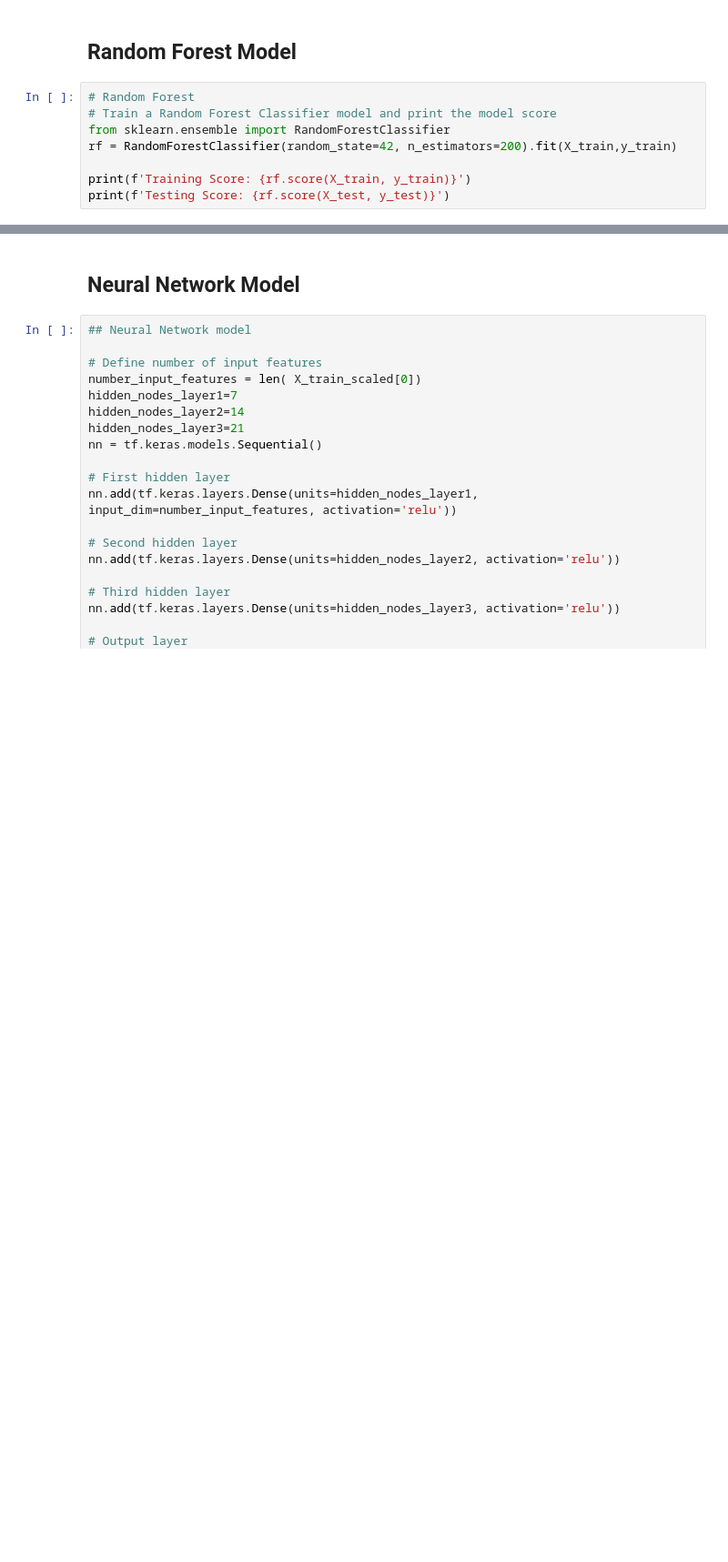
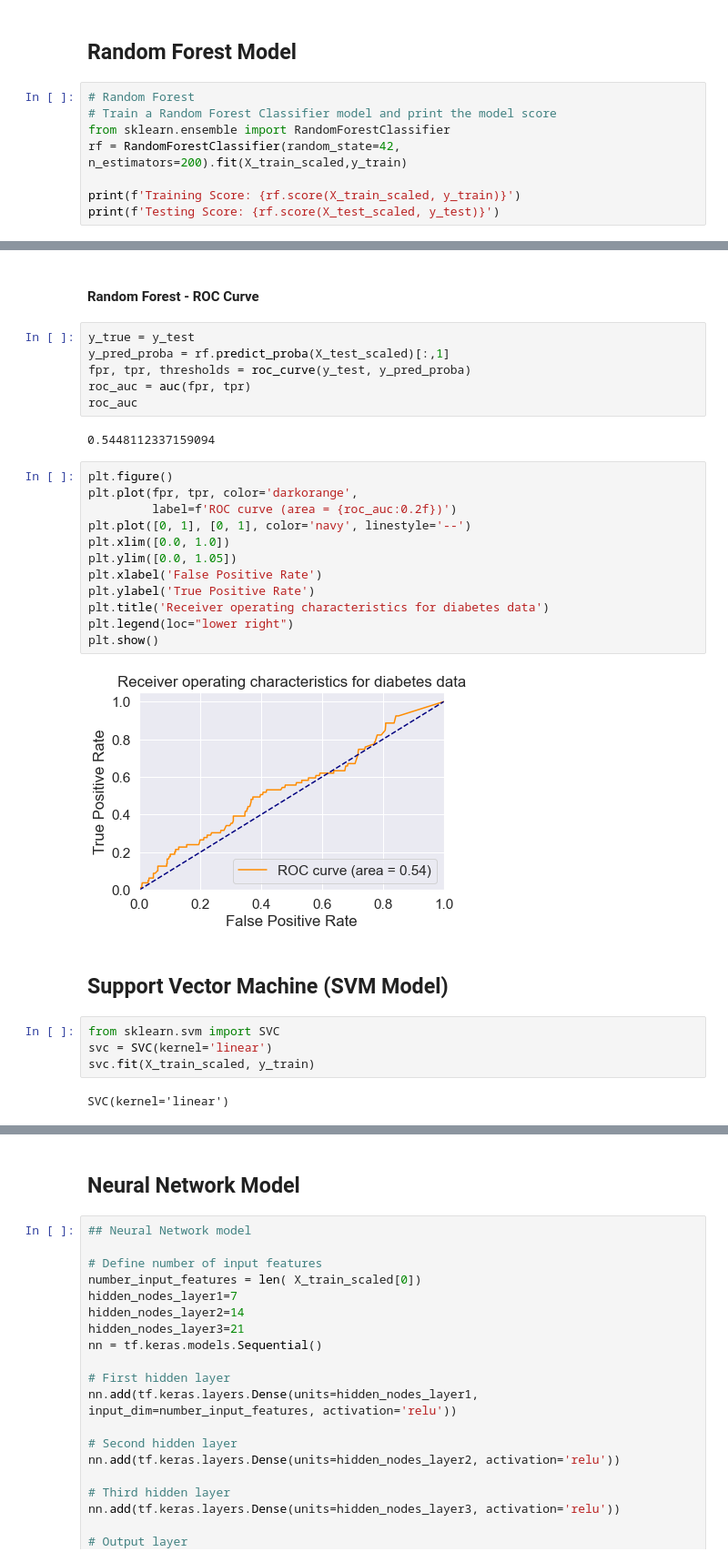
Before and after one commit to uvineet53/optum_22, a Jupyter notebook: model_development_final.ipynb, the cells around one changed output, grey strips where cells are left out. Shown: that part at 91% size. Drawn from its saved outputs; the diff is of its cells as text; blank space fills up the shorter version.

```diff
--- a/model_development_final.ipynb
+++ b/model_development_final.ipynb
@@ -211,9 +324,9 @@ The classification report shows that recall is high, meaning that the classifier
 # Random Forest
 # Train a Random Forest Classifier model and print the model score
 from sklearn.ensemble import RandomForestClassifier
-rf = RandomForestClassifier(random_state=42, n_estimators=200).fit(X_train,y_train)
+rf = RandomForestClassifier(random_state=42, n_estimators=200).fit(X_train_scaled,y_train)
 
-print(f'Training Score: {rf.score(X_train, y_train)}')
-print(f'Testing Score: {rf.score(X_test, y_test)}')
+print(f'Training Score: {rf.score(X_train_scaled, y_train)}')
+print(f'Testing Score: {rf.score(X_test_scaled, y_test)}')
 # %% [output]
 Training Score: 0.925893635571055
@@ -222,0 +348,32 @@ ypred_rf = rf.predict(X_test)
+# %% [markdown]
+#### Random Forest - ROC Curve
+# %%
+y_true = y_test
+y_pred_proba = rf.predict_proba(X_test_scaled)[:,1]
+fpr, tpr, thresholds = roc_curve(y_test, y_pred_proba)
+roc_auc = auc(fpr, tpr)
+roc_auc
+# %% [output]
+0.5448112337159094
+# %%
+plt.figure()
+plt.plot(fpr, tpr, color='darkorange',
+         label=f'ROC curve (area = {roc_auc:0.2f})')
+plt.plot([0, 1], [0, 1], color='navy', linestyle='--')
+plt.xlim([0.0, 1.0])
+plt.ylim([0.0, 1.05])
+plt.xlabel('False Positive Rate')
+plt.ylabel('True Positive Rate')
+plt.title('Receiver operating characteristics for diabetes data')
+plt.legend(loc="lower right")
+plt.show()
+# %% [output]
+[figure, added]
+# %% [markdown]
+## Support Vector Machine (SVM Model)
+# %%
+from sklearn.svm import SVC
+svc = SVC(kernel='linear')
+svc.fit(X_train_scaled, y_train)
+# %% [output]
+SVC(kernel='linear')
```
Also changed, not shown: parts of 27 cells of this notebook, 2 other files.
